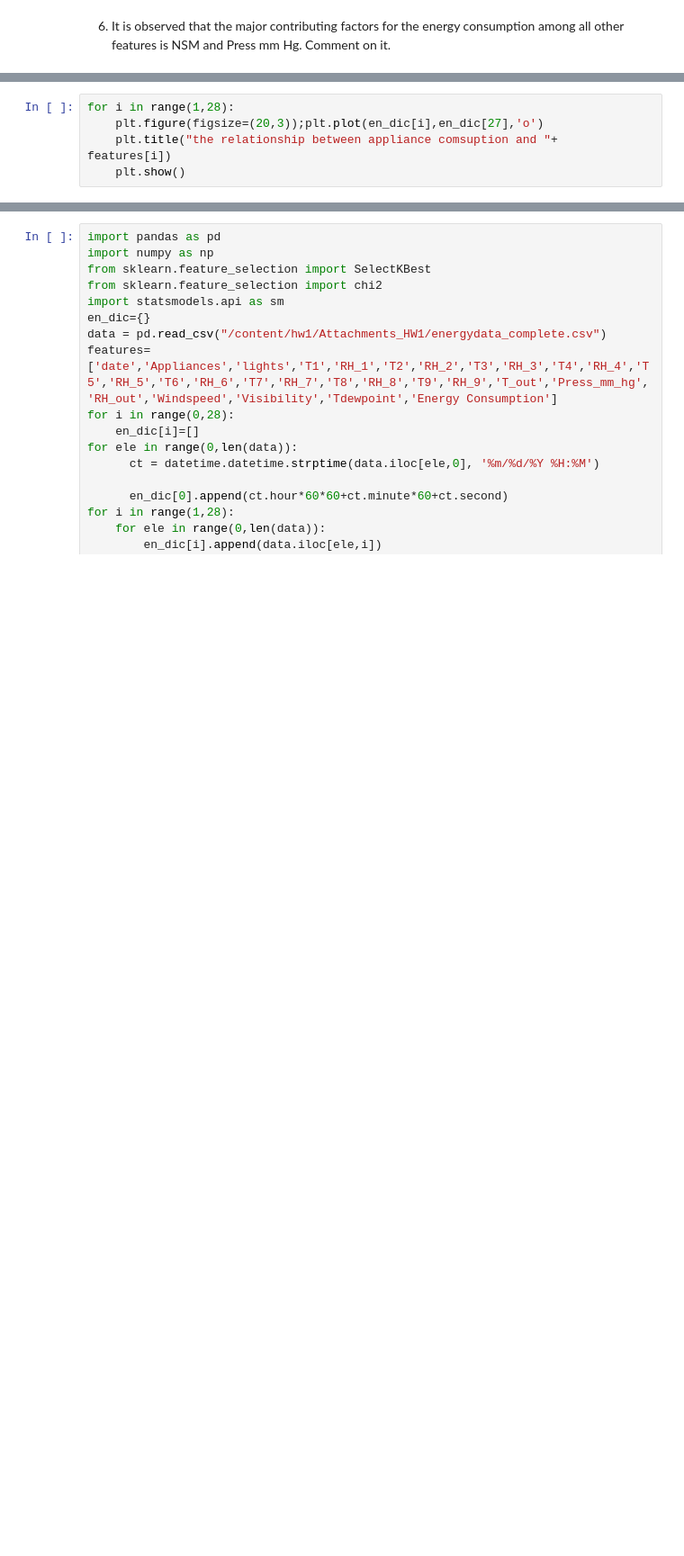
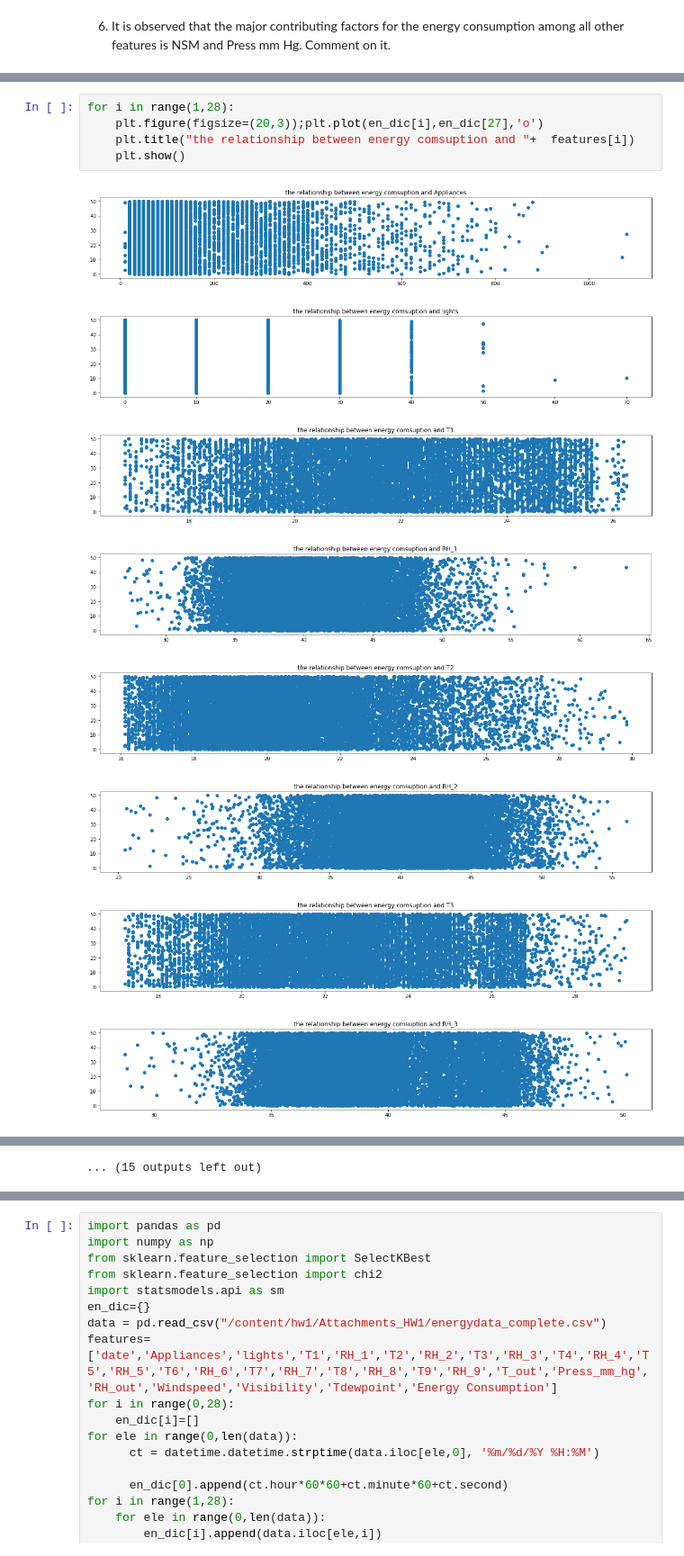
Before and after one commit to juliachen2357/ME592, a Jupyter notebook: HW1.ipynb, the cells around one changed output, grey strips where cells are left out. Shown at 90% size. Saved outputs shown, nothing was run; the diff lists cells and outputs as text; blank space fills up the shorter version.

```diff
--- a/HW1.ipynb
+++ b/HW1.ipynb
@@ -262,5 +264,14 @@ plt.figure(figsize=(20,3));plt.plot(e_per_NMS[0],e_per_NMS[1],'o')
 # %%
 for i in range(1,28):
     plt.figure(figsize=(20,3));plt.plot(en_dic[i],en_dic[27],'o')
-    plt.title("the relationship between appliance comsuption and "+  features[i])
+    plt.title("the relationship between energy comsuption and "+  features[i])
     plt.show()
+# %% [output]
+[figure, added]
+[figure, added]
+[figure, added]
+[figure, added]
+[figure, added]
+[figure, added]
+[figure, added]
+[figure, added]
@@ -267,3 +282,4 @@ for i in range(1,28):
+... (15 outputs left out)
 # %%
 for i in range(1,28):
     plt.figure(figsize=(20,3));plt.plot(en_dic[i],en_dic[27],'o')
```
Also changed, not shown: parts of 8 cells of this notebook.
